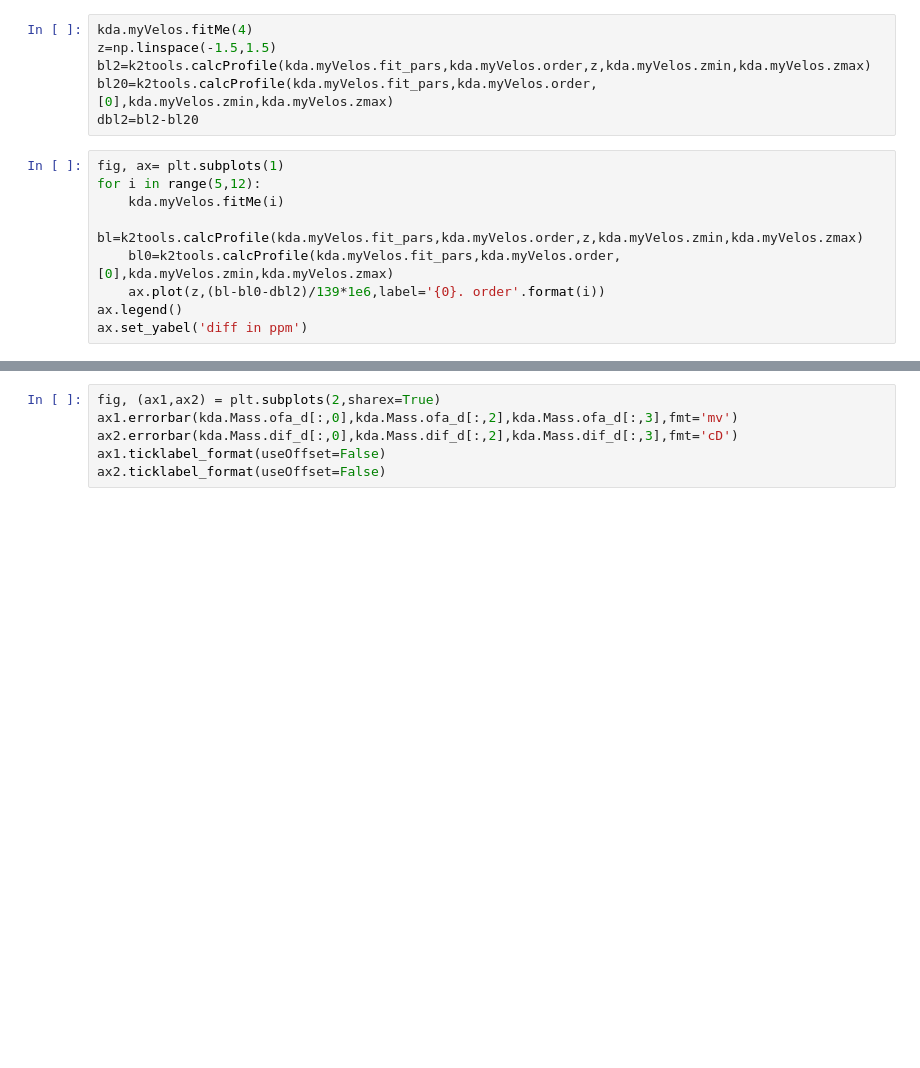
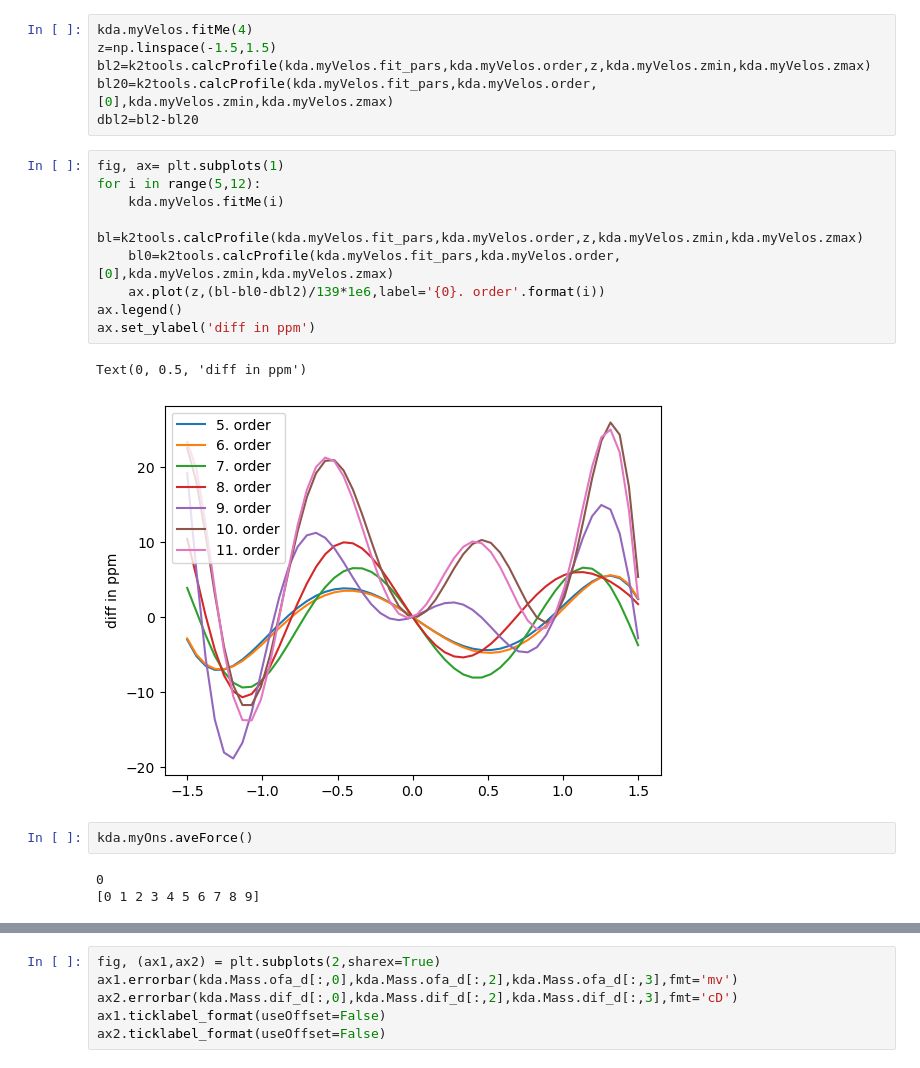
Before and after one commit to usnistgov/kibbg2, a Jupyter notebook: testbed.ipynb, the cells around one changed output, grey strips where cells are left out. Cells and saved outputs as stored; diff of their text form; blank space fills up the shorter version.

```diff
--- a/testbed.ipynb
+++ b/testbed.ipynb
@@ -51,9 +76,17 @@ dbl2=bl2-bl20
 # %%
 fig, ax= plt.subplots(1)
 for i in range(5,12):
     kda.myVelos.fitMe(i)
     bl=k2tools.calcProfile(kda.myVelos.fit_pars,kda.myVelos.order,z,kda.myVelos.zmin,kda.myVelos.zmax)
     bl0=k2tools.calcProfile(kda.myVelos.fit_pars,kda.myVelos.order,[0],kda.myVelos.zmin,kda.myVelos.zmax)
     ax.plot(z,(bl-bl0-dbl2)/139*1e6,label='{0}. order'.format(i))
 ax.legend()
-ax.set_yabel('diff in ppm')
+ax.set_ylabel('diff in ppm')
+# %% [output]
+Text(0, 0.5, 'diff in ppm')
+[figure, added]
+# %%
+kda.myOns.aveForce()
+# %% [output]
+0
+[0 1 2 3 4 5 6 7 8 9]
```
Also changed, not shown: parts of 11 cells of this notebook, 1 other file.
